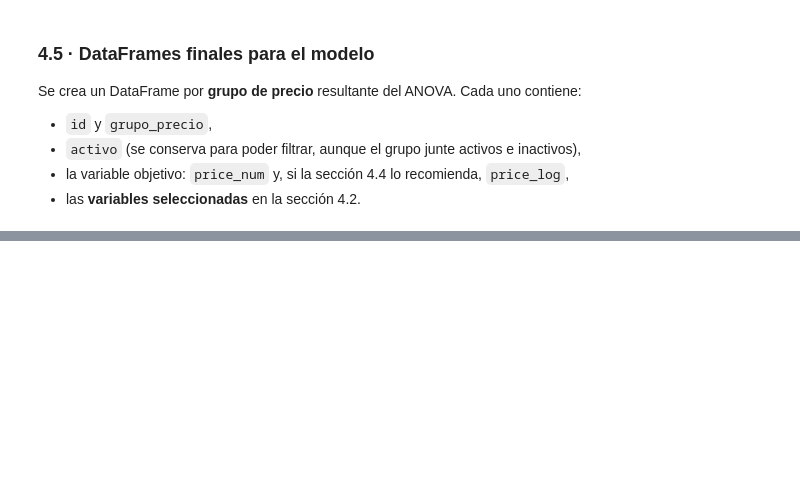
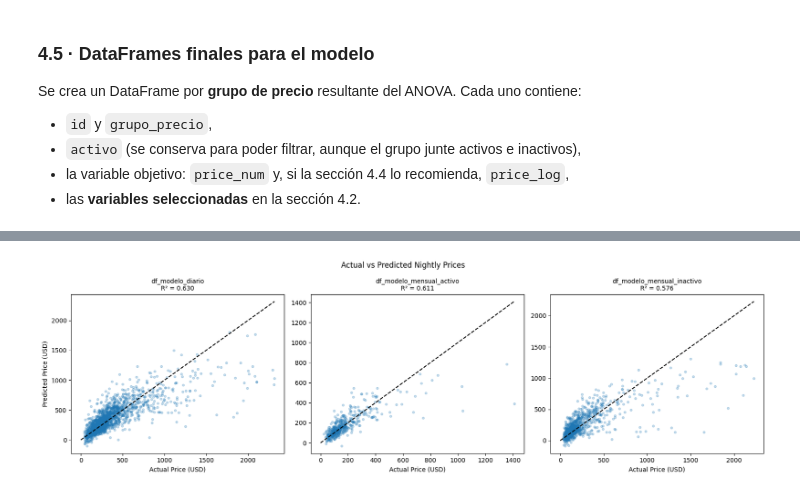
Before and after one commit to andrw4-4/airbnb-la-stay-actd, a Jupyter notebook: notebooks/LA_LA_Stay_.ipynb, the cells around one changed output, grey strips where cells are left out. Saved outputs shown, nothing was run; the diff lists cells and outputs as text; code cells hidden in the pictures; blank space fills up the shorter version.

```diff
--- a/notebooks/LA_LA_Stay_.ipynb
+++ b/notebooks/LA_LA_Stay_.ipynb
@@ -943,0 +1349,7 @@ for g, name in NAMES.items():
+# %%
+for name, d in datasets.items():
+    t = cv_table[cv_table['DataFrame'] == name].sort_values('CV_R2', ascending=False)
+    d['best_alpha'] = int(t.iloc[0]['alpha'])
+    d['model'].set_params(ridge__alpha=d['best_alpha'])
+    d['model'].fit(d['X_train'], d['y_train'])
+    print(f"{name}: selected alpha = {d['best_alpha']} | model trained")
@@ -943,0 +1363,14 @@ for g, name in NAMES.items():
+# %%
+eval_rows = []
+for name, d in datasets.items():
+    d['y_pred'] = d['model'].predict(d['X_test'])
+    r2 = r2_score(d['y_test'], d['y_pred'])
+    eval_rows.append({'DataFrame': name, 'alpha': d['best_alpha'], 'train': len(d['X_train']), 'test': len(d['X_test']),
+                      'MAE ($)': mean_absolute_error(d['y_test'], d['y_pred']),
+                      'RMSE ($)': np.sqrt(mean_squared_error(d['y_test'], d['y_pred'])),
+                      'R²': r2, 'R² ≥ 0.30': r2 >= 0.30,
+                      'predicciones negativas': int((d['y_pred'] < 0).sum())})
+eval_rows.append({'DataFrame': 'TEC original (su base)', 'alpha': 1, 'train': 11860, 'test': 2965,
+                  'MAE ($)': 121.99, 'RMSE ($)': 193.93, 'R²': 0.5749, 'R² ≥ 0.30': True, 'predicciones negativas': np.nan})
+evaluation = pd.DataFrame(eval_rows).set_index('DataFrame')
+evaluation.round(4)
@@ -943,0 +1389,14 @@ for g, name in NAMES.items():
+# %%
+fig, axes = plt.subplots(1, len(datasets), figsize=(5.5 * len(datasets), 5))
+for ax, (name, d) in zip(axes, datasets.items()):
+    ax.scatter(d['y_test'], d['y_pred'], alpha=0.25, s=12)
+    limit = max(d['y_test'].max(), d['y_pred'].max())
+    ax.plot([0, limit], [0, limit], '--', color='black')
+    ax.set_title(f"{name}\nR² = {r2_score(d['y_test'], d['y_pred']):.3f}", fontsize=10)
+    ax.set_xlabel('Actual Price (USD)')
+axes[0].set_ylabel('Predicted Price (USD)')
+fig.suptitle('Actual vs Predicted Nightly Prices')
+plt.tight_layout()
+plt.show()
+# %% [output]
+[figure, added]
```
Also changed, not shown: parts of 58 cells of this notebook.
